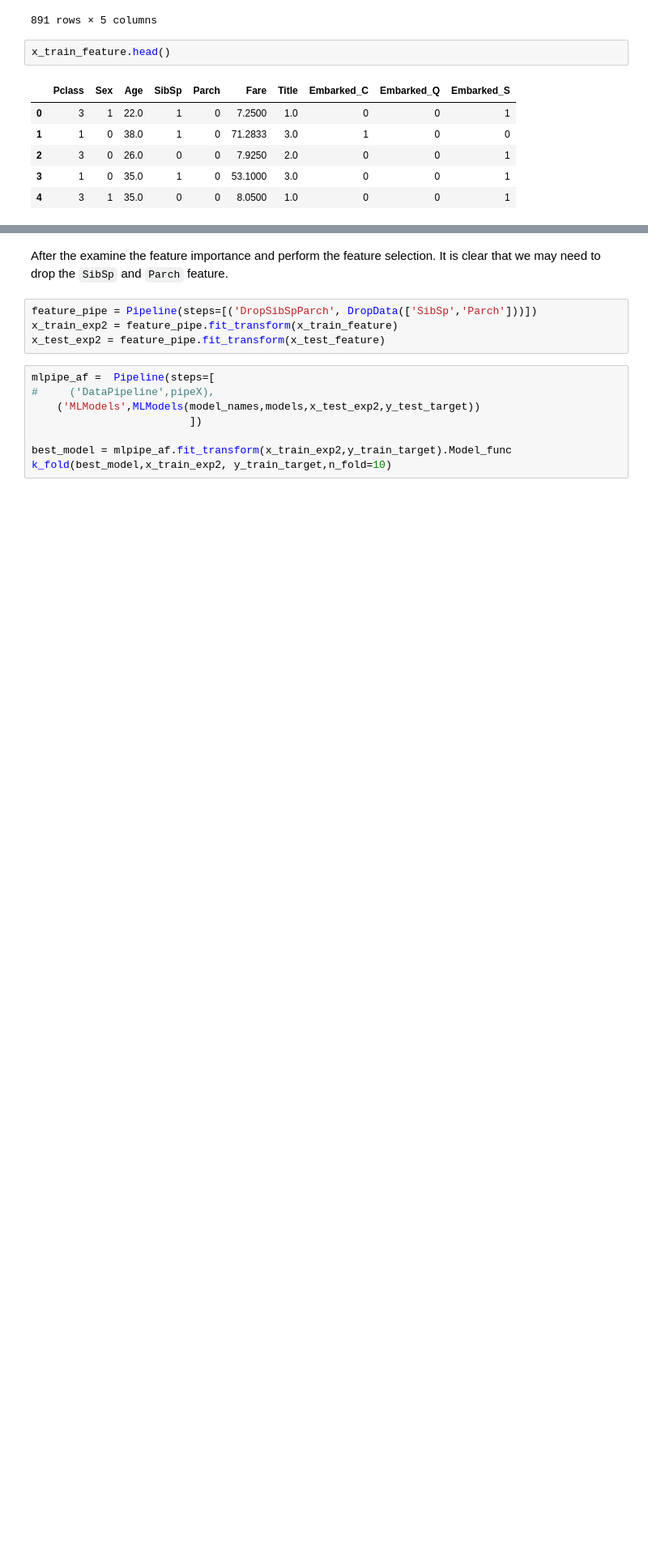
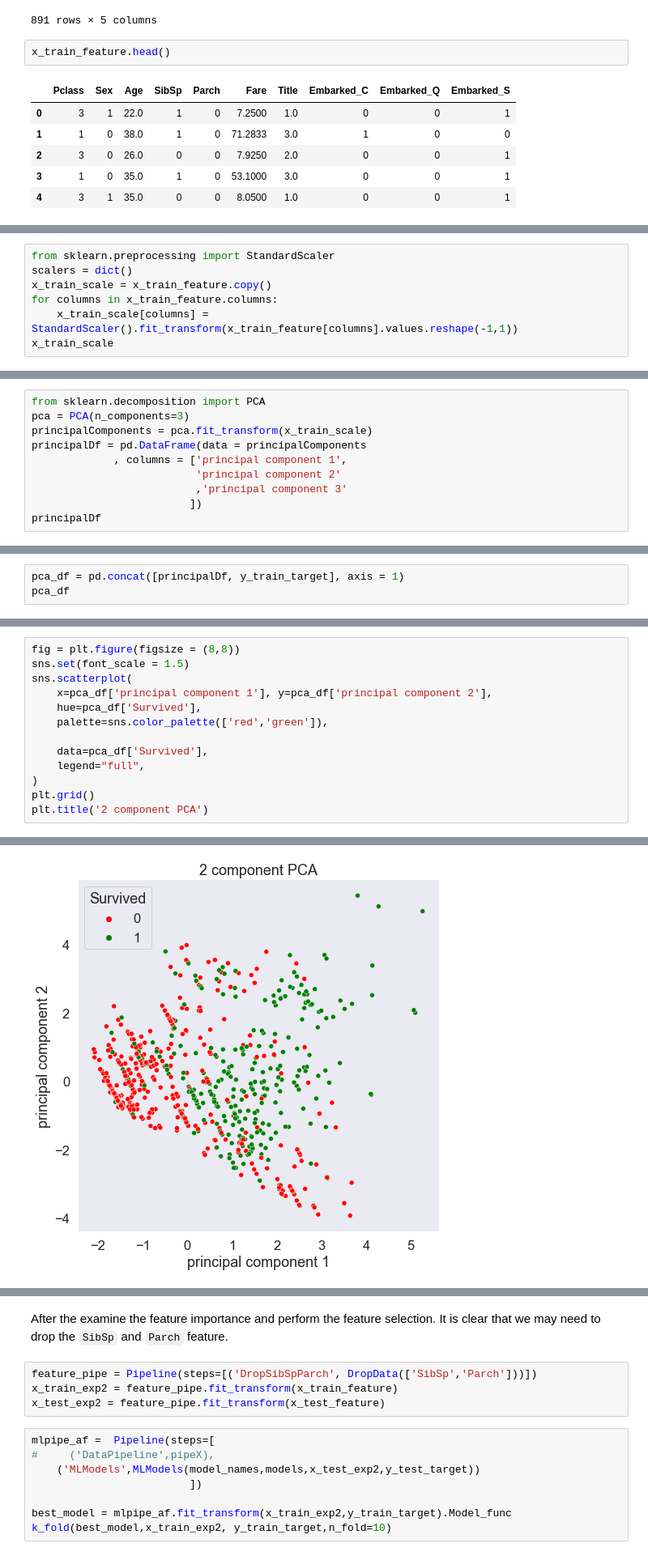
Before and after one commit to CertifaiAI/data-science-fundamentals, a Jupyter notebook: day_3/8S_End to End Example .ipynb, the cells around one changed output, grey strips where cells are left out. Shown at 81% size. Saved outputs shown, nothing was run; the diff lists cells and outputs as text; blank space fills up the shorter version.

```diff
--- a/day_3/8S_End to End Example .ipynb
+++ b/day_3/8S_End to End Example .ipynb
@@ -1384,0 +1387,7 @@ x_train_feature.head()
+# %%
+from sklearn.preprocessing import StandardScaler
+scalers = dict()
+x_train_scale = x_train_feature.copy()
+for columns in x_train_feature.columns:
+    x_train_scale[columns] = StandardScaler().fit_transform(x_train_feature[columns].values.reshape(-1,1))
+x_train_scale
@@ -1384,0 +1408,10 @@ x_train_feature.head()
+# %%
+from sklearn.decomposition import PCA
+pca = PCA(n_components=3)
+principalComponents = pca.fit_transform(x_train_scale)
+principalDf = pd.DataFrame(data = principalComponents
+             , columns = ['principal component 1',
+                          'principal component 2'
+                          ,'principal component 3'
+                         ])
+principalDf
@@ -1384,0 +1435,3 @@ x_train_feature.head()
+# %%
+pca_df = pd.concat([principalDf, y_train_target], axis = 1)
+pca_df
@@ -1384,0 +1452,14 @@ x_train_feature.head()
+# %%
+fig = plt.figure(figsize = (8,8))
+sns.set(font_scale = 1.5)
+sns.scatterplot(
+    x=pca_df['principal component 1'], y=pca_df['principal component 2'],
+    hue=pca_df['Survived'],
+    palette=sns.color_palette(['red','green']),
+
+    data=pca_df['Survived'],
+    legend="full",
+)
+plt.grid()
+plt.title('2 component PCA')
+# %% [output]
@@ -1384,0 +1467 @@ x_train_feature.head()
+[figure, added]
```
Also changed, not shown: parts of 32 cells of this notebook.
